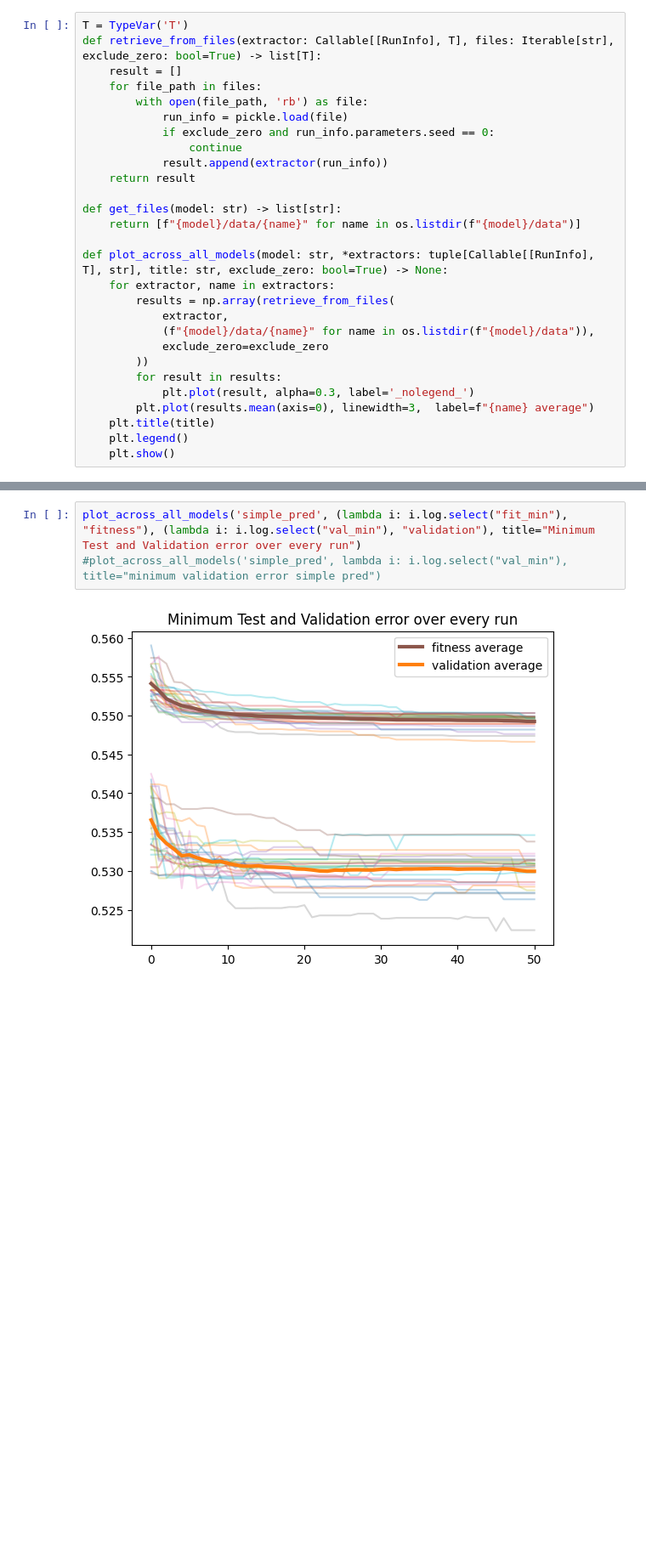
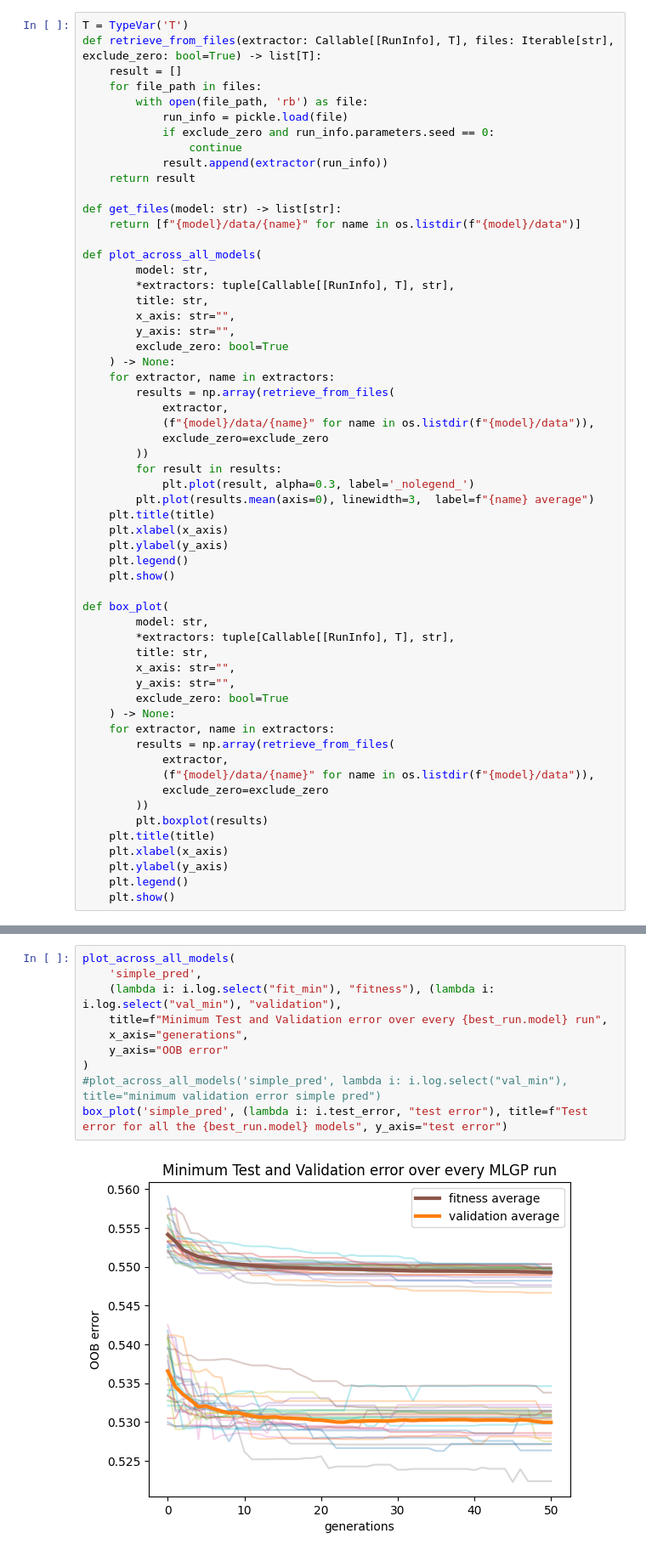
Before and after one commit to TEESDAAL/SummerResearch, a Jupyter notebook: MLGP/data_visualisation.ipynb, the cells around one changed output, grey strips where cells are left out. Shown at 85% size. Saved outputs shown, nothing was run; the diff lists cells and outputs as text; blank space fills up the shorter version.

```diff
--- a/MLGP/data_visualisation.ipynb
+++ b/MLGP/data_visualisation.ipynb
@@ -63,7 +62,14 @@ def retrieve_from_files(extractor: Callable[[RunInfo], T], files: Iterable[str],
 def get_files(model: str) -> list[str]:
     return [f"{model}/data/{name}" for name in os.listdir(f"{model}/data")]
 
-def plot_across_all_models(model: str, *extractors: tuple[Callable[[RunInfo], T], str], title: str, exclude_zero: bool=True) -> None:
+def plot_across_all_models(
+        model: str,
+        *extractors: tuple[Callable[[RunInfo], T], str],
+        title: str,
+        x_axis: str="",
+        y_axis: str="",
+        exclude_zero: bool=True
+    ) -> None:
     for extractor, name in extractors:
         results = np.array(retrieve_from_files(
             extractor,
@@ -74,5 +80,28 @@ def plot_across_all_models(model: str, *extractors: tuple[Callable[[RunInfo], T]
             plt.plot(result, alpha=0.3, label='_nolegend_')
         plt.plot(results.mean(axis=0), linewidth=3,  label=f"{name} average")
     plt.title(title)
+    plt.xlabel(x_axis)
+    plt.ylabel(y_axis)
     plt.legend()
     plt.show()
+
+def box_plot(
+        model: str,
+        *extractors: tuple[Callable[[RunInfo], T], str],
+        title: str,
+        x_axis: str="",
+        y_axis: str="",
+        exclude_zero: bool=True
+    ) -> None:
+    for extractor, name in extractors:
+        results = np.array(retrieve_from_files(
+            extractor,
+            (f"{model}/data/{name}" for name in os.listdir(f"{model}/data")),
+            exclude_zero=exclude_zero
+        ))
+        plt.boxplot(results)
+    plt.title(title)
+    plt.xlabel(x_axis)
+    plt.ylabel(y_axis)
+    plt.legend()
+    plt.show()
@@ -79,5 +114,12 @@ def plot_across_all_models(model: str, *extractors: tuple[Callable[[RunInfo], T]
 # %%
-plot_across_all_models('simple_pred', (lambda i: i.log.select("fit_min"), "fitness"), (lambda i: i.log.select("val_min"), "validation"), title="Minimum Test and Validation error over every run")
+plot_across_all_models(
+    'simple_pred',
+    (lambda i: i.log.select("fit_min"), "fitness"), (lambda i: i.log.select("val_min"), "validation"),
+    title=f"Minimum Test and Validation error over every {best_run.model} run",
+    x_axis="generations",
+    y_axis="OOB error"
+)
 #plot_across_all_models('simple_pred', lambda i: i.log.select("val_min"), title="minimum validation error simple pred")
+box_plot('simple_pred', (lambda i: i.test_error, "test error"), title=f"Test error for all the {best_run.model} models", y_axis="test error")
 # %% [output]
-[figure, old version]
+[figure, new version]
```
Also changed, not shown: parts of 11 cells of this notebook, 17 other files.
